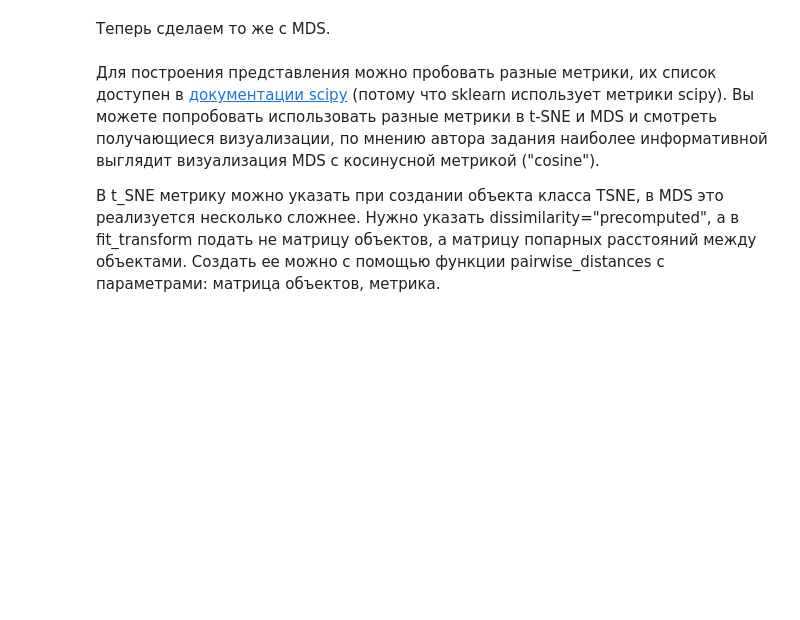
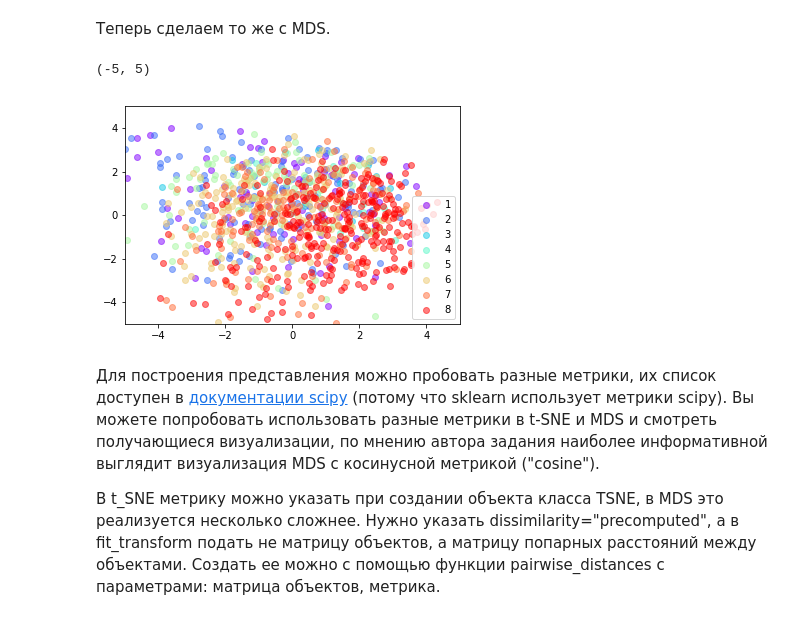
Before and after one commit to AlexeyAverin/MLLearn, a Jupyter notebook: c3w3t1.ipynb, the cells around one changed output. Cells and saved outputs as stored; diff of their text form; code cells hidden in the pictures; blank space fills up the shorter version.

```diff
--- a/c3w3t1.ipynb
+++ b/c3w3t1.ipynb
@@ -283,6 +286,7 @@ import matplotlib.cm as cm # импортируем цветовые схемы,
 Методы понижения размерности имеют такой же интерфейс, как классификаторы и регрессоры. Для построения визуализации t-SNE нужно создать объект класса и вызвать его метод fit_transform, который вернет матрицу размера число объектов x новая размерность; по умолчанию новая размерность равна 2. Выполните эти действия и запишите результат работы метода в переменную tsne_representation. Рекомендуем ознакомиться с параметрами метода на [странице документации TSNE](http://scikit-learn.org/stable/modules/generated/sklearn.manifold.TSNE.html#sklearn.manifold.TSNE). <font color="red"> Зафиксируйте случайное приближение random_state=321, чтобы результат визуализации у всех был одинаковый. </font>
 # %%
 # Код 4. Присвойте переменной tsne_representation результат понижения размерности методом tSNE с параметрами по умолчанию
+tsne_representation = TSNE(random_state = 321, metric = "russellrao").fit_transform(data_subset)
 # %% [markdown]
 Визуализируем полученное представление. Для этого создадим набор цветов по количеству классов, а затем в цикле по классам будем отображать представления точек, относящихся к этому классу. Будем указывать параметр alpha=0.5, чтобы сделать точки полупрозрачными, это лучше в ситуации, когда точки накладываются.
 # %%
@@ -299,15 +306,19 @@ from sklearn.metrics.pairwise import pairwise_distances
 # %%
 # Код 5. Присвойте переменной MDS_transformed результат понижения размерности методом MDS с параметрами по умолчанию
 # Не забудьте зафиксировать random_state=321
+MDS_transformed = MDS(random_state=321).fit_transform(data_subset)
 # %%
 colors = cm.rainbow(np.linspace(0, 1, len(set(response_subset))))
 for y, c in zip(set(response_subset), colors):
     plt.scatter(MDS_transformed[response_subset.values==y, 0],
                 MDS_transformed[response_subset.values==y, 1],
                 c=c, alpha=0.5, label=str(y))
 plt.legend()
-#plt.xlim(-5, 5)   # масса точек концентрируется в этом масштабе
-#plt.ylim(-5, 5)   # рекомендуем сначала отобразить визуализацию целиком, а затем раскомментировать эти строки.
+plt.xlim(-5, 5)   # масса точек концентрируется в этом масштабе
+plt.ylim(-5, 5)   # рекомендуем сначала отобразить визуализацию целиком, а затем раскомментировать эти строки.
+# %% [output]
+(-5, 5)
+[figure, added]
 # %% [markdown]
 Для построения представления можно пробовать разные метрики, их список доступен в [документации scipy](http://docs.scipy.org/doc/scipy-0.14.0/reference/generated/scipy.spatial.distance.pdist.html) (потому что sklearn использует метрики scipy). Вы можете попробовать использовать разные метрики в t-SNE и MDS и смотреть получающиеся визуализации, по мнению автора задания наиболее информативной выглядит визуализация MDS c косинусной метрикой ("cosine").
 
```
Also changed, not shown: parts of 11 cells of this notebook.
